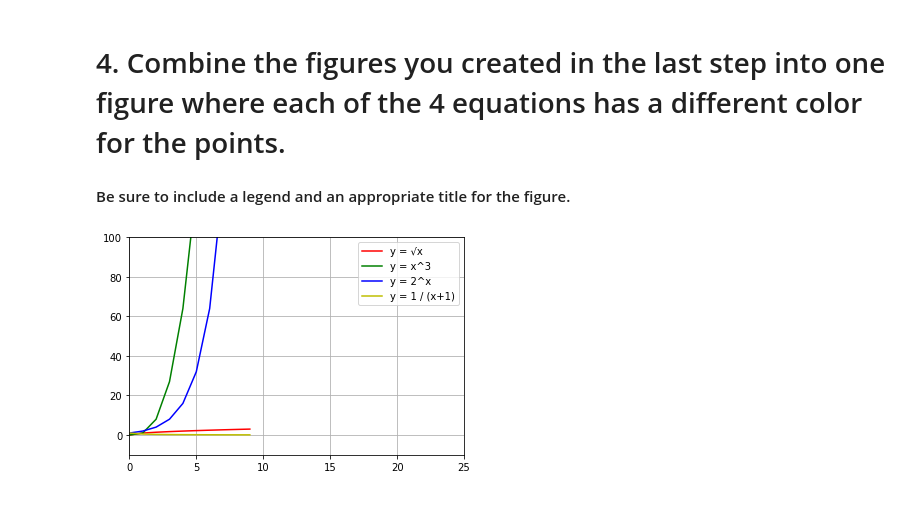
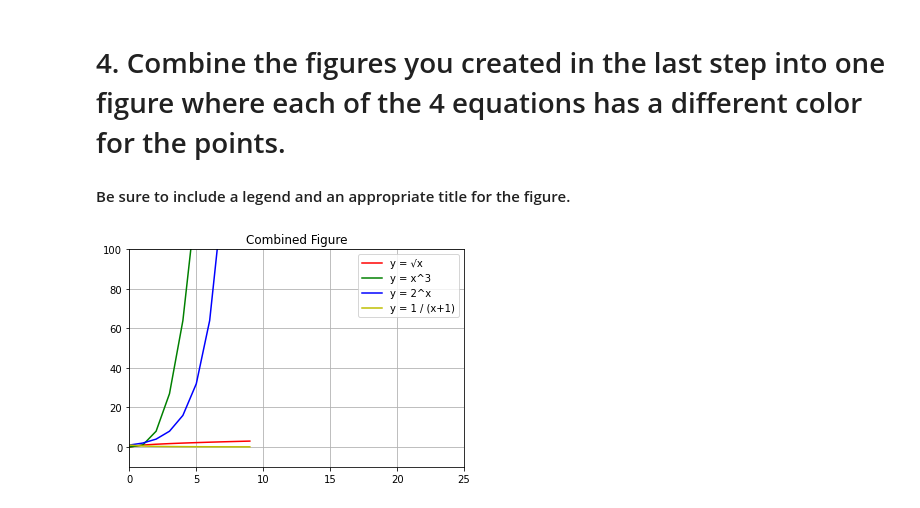
Before and after one commit to Jonessn22/numpy-pandas-visualization-exercises, a Jupyter notebook: matplotlib_exercises.ipynb, the cells around one changed output. Saved outputs shown, nothing was run; the diff lists cells and outputs as text; code cells hidden in the pictures.

```diff
--- a/matplotlib_exercises.ipynb
+++ b/matplotlib_exercises.ipynb
@@ -54,14 +57,15 @@ y4 = [1 / (x + 1) for x in x]
 # %%
 plt.plot(x, y1, color = 'r', label = 'y = √x')
 plt.plot(x, y2, color = 'g', label = 'y = x^3')
 plt.plot(x, y3, color = 'b', label = 'y = 2^x')
 plt.plot(x, y4, color = 'y', label = 'y = 1 / (x+1)')
 
 plt.legend()
+plt.title('Combined Figure')
 plt.grid(True)
 plt.xlim(0, 25)
 plt.ylim(-10, 100)
 
 plt.show()
 # %% [output]
-[figure, old version]
+[figure, new version]
```
Also changed, not shown: parts of 7 cells of this notebook, 2 other files.
